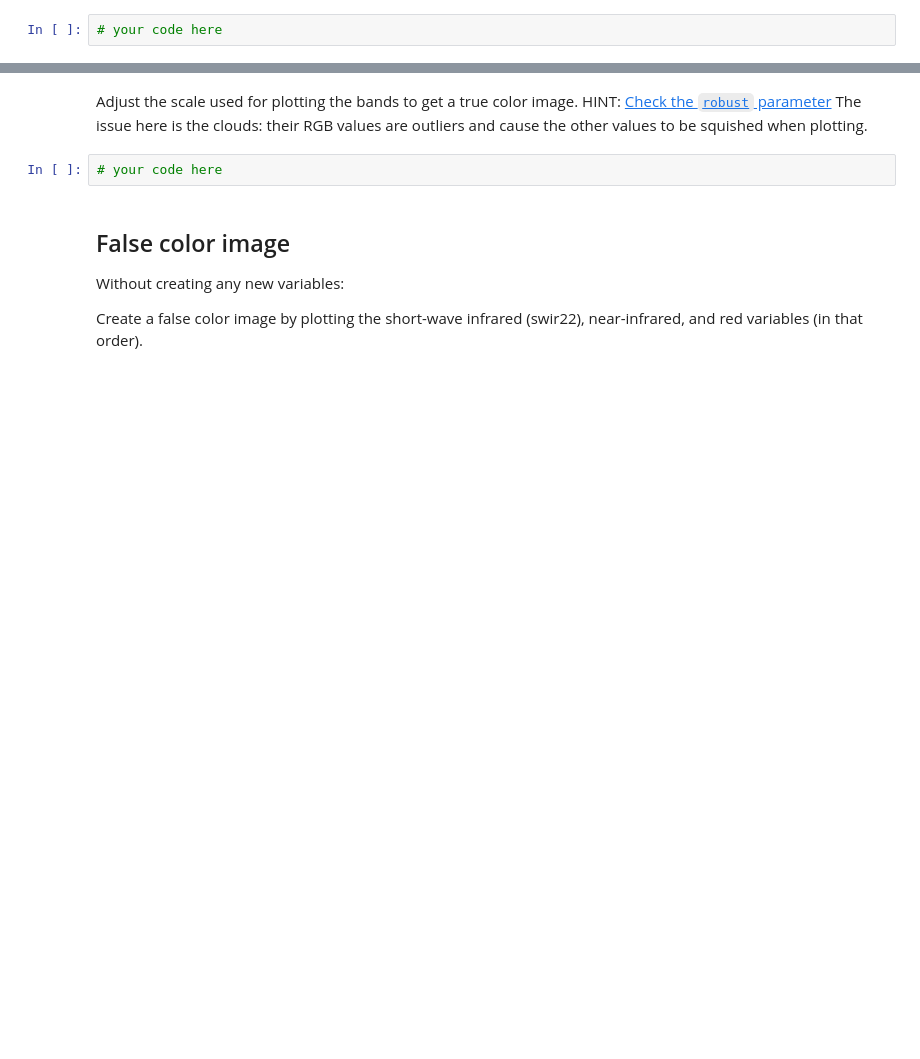
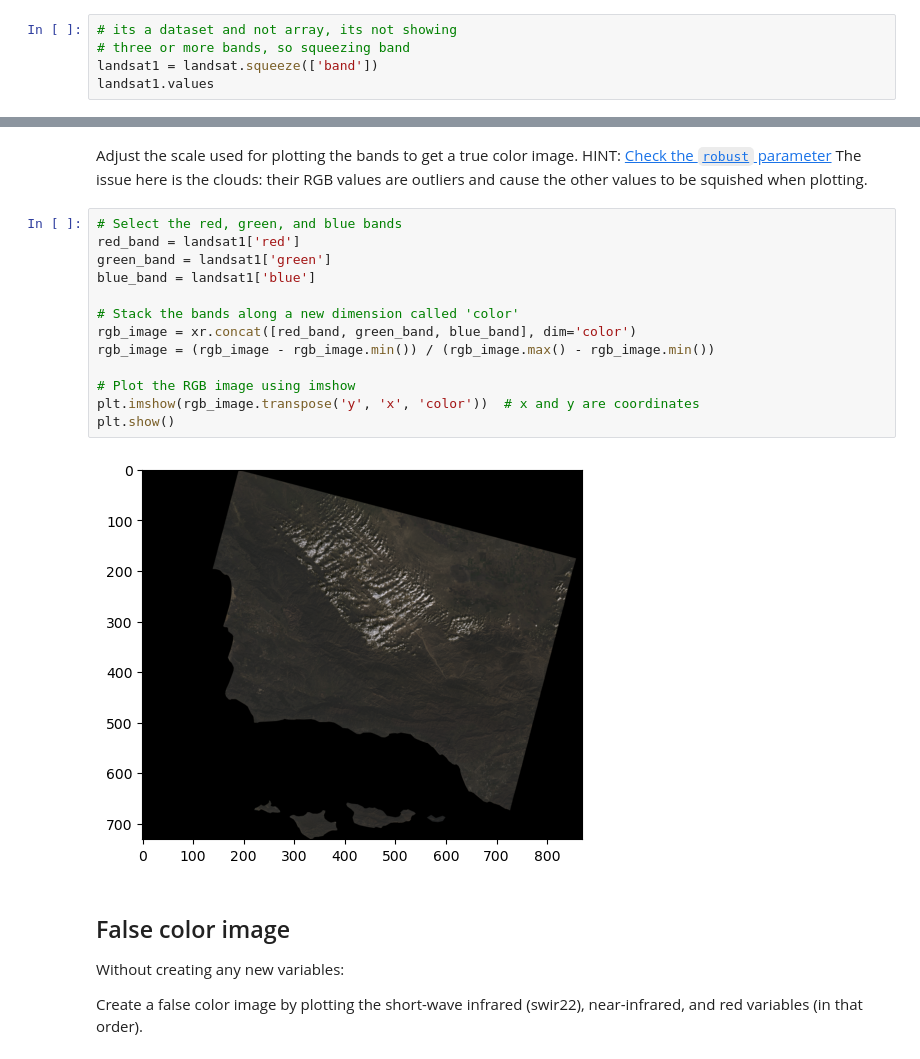
Before and after one commit to Sujan-Bhattarai12/eds220-hwk-4, a Jupyter notebook: hwk4-task2-false-color.ipynb, the cells around one changed output, grey strips where cells are left out. Drawn from its saved outputs; the diff is of its cells as text; blank space fills up the shorter version.

```diff
--- a/hwk4-task2-false-color.ipynb
+++ b/hwk4-task2-false-color.ipynb
@@ -71,4 +114,7 @@ Use the next cell(s) to perform relevant explorations of these datasets.
 If there are any updates needed to the data to plot the true and false color images, perform them in the next cells (you may add as many as you need).
 Comment appropriately.
 # %%
-# your code here
+# its a dataset and not array, its not showing
+# three or more bands, so squeezing band
+landsat1 = landsat.squeeze(['band'])
+landsat1.values
@@ -85,7 +143,20 @@ Adjust the scale used for plotting the bands to get a true color image.
 HINT: [Check the `robust` parameter](https://matplotlib.org/stable/api/_as_gen/matplotlib.pyplot.imshow.html)
 The issue here is the clouds: their RGB values are outliers and cause the other values to be squished when plotting.
 # %%
-# your code here
+# Select the red, green, and blue bands
+red_band = landsat1['red']
+green_band = landsat1['green']
+blue_band = landsat1['blue']
+
+# Stack the bands along a new dimension called 'color'
+rgb_image = xr.concat([red_band, green_band, blue_band], dim='color')
+rgb_image = (rgb_image - rgb_image.min()) / (rgb_image.max() - rgb_image.min())
+
+# Plot the RGB image using imshow
+plt.imshow(rgb_image.transpose('y', 'x', 'color'))  # x and y are coordinates
+plt.show()
+# %% [output]
+[figure, added]
 # %% [markdown]
 ## False color image
 Without creating any new variables:
```
Also changed, not shown: parts of 10 cells of this notebook.
